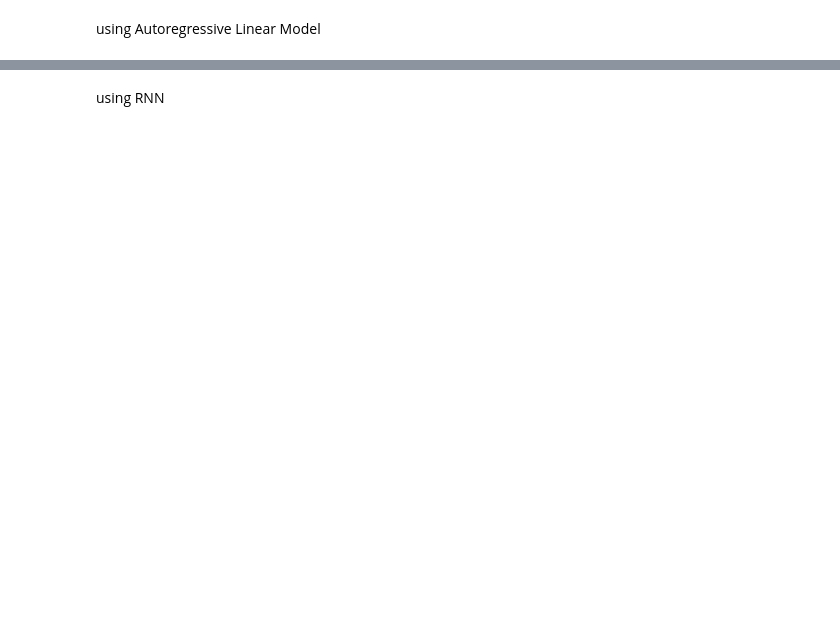
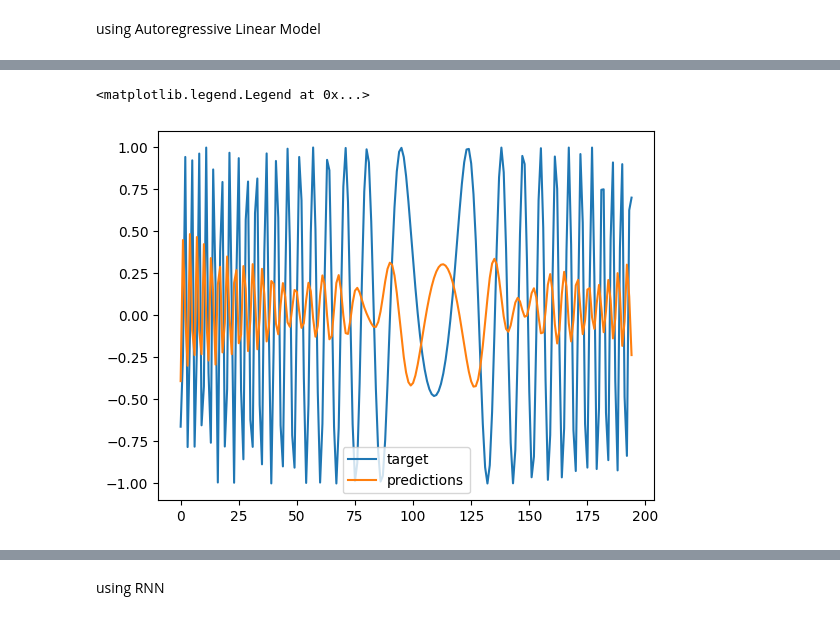
Before and after one commit to ChitteshKumar/udemy_deep_learning_tutorials, a Jupyter notebook: LSTM&GRU.ipynb, the cells around one changed output, grey strips where cells are left out. Drawn from its saved outputs; the diff is of its cells as text; code cells hidden in the pictures; blank space fills up the shorter version.

```diff
--- a/LSTM&GRU.ipynb
+++ b/LSTM&GRU.ipynb
@@ -36,0 +85,13 @@ using Autoregressive Linear Model
+# %%
+validation_target = Y[-N//2:]
+validation_predictions = []
+i = -N//2
+while len(validation_predictions) < len(validation_target):
+  p = model.predict(X[i].reshape(1,-1))[0,0]
+  i += 1
+  validation_predictions.append(p)
+
+plt.plot(validation_target, label='target')
+plt.plot(validation_predictions, label='predictions')
+plt.legend()
+# %% [output]
@@ -36,0 +115,2 @@ using Autoregressive Linear Model
+<matplotlib.legend.Legend at 0x...>
+[figure, added]
```
Also changed, not shown: parts of 14 cells of this notebook.
